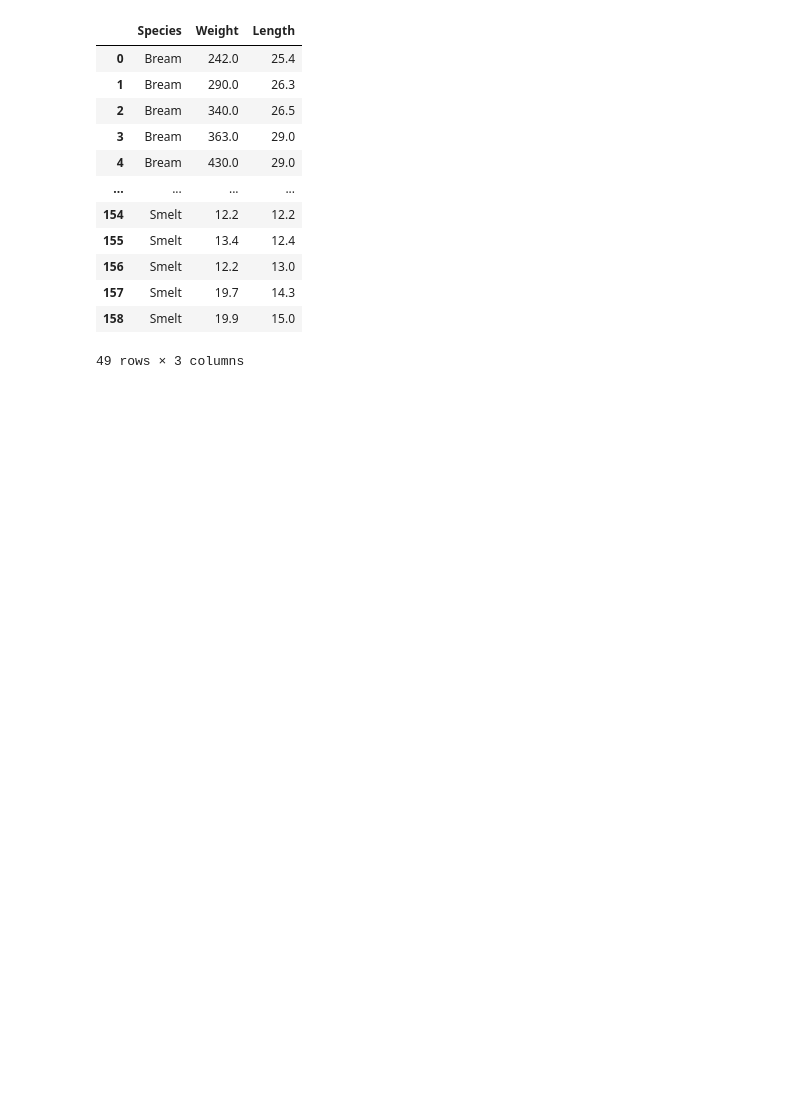
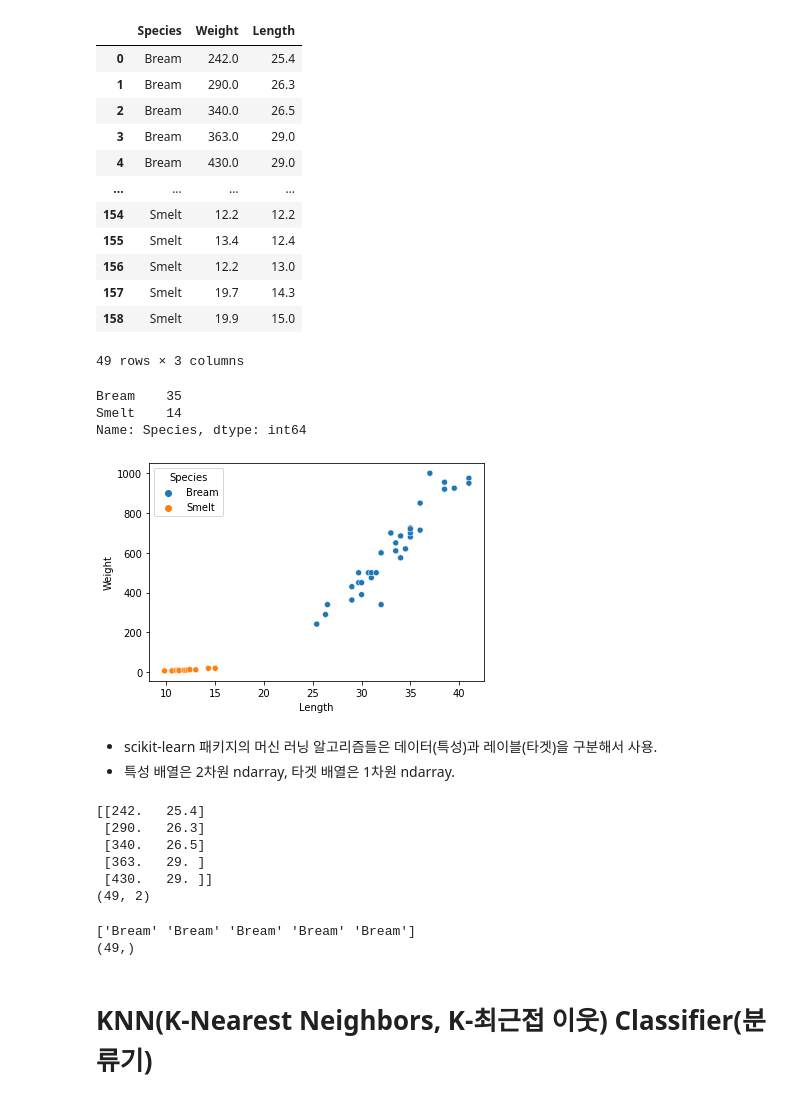
Before and after one commit to JakeOh/202208_itw_java134_lab_python, a Jupyter notebook: ml02_knn.ipynb, the cells around one changed output. Cells and saved outputs as stored; diff of their text form; code cells hidden in the pictures; blank space fills up the shorter version.

```diff
--- a/ml02_knn.ipynb
+++ b/ml02_knn.ipynb
@@ -141,3 +141,19 @@ df
 | 157 | Smelt | 19.7 | 14.3 |
 | 158 | Smelt | 19.9 | 15.0 |
 49 rows × 3 columns
+# %%
+df.Species.value_counts()
+# %% [output]
+Bream    35
+Smelt    14
+Name: Species, dtype: int64
+# %%
+# Weight ~ Lenght 산점도. Species에 따라서 점의 색깔을 다르게 표현.
+sns.scatterplot(data=df, x='Length', y='Weight', hue='Species')
+plt.show()
+# %% [output]
+[figure, added]
+# %% [markdown]
+
+* scikit-learn 패키지의 머신 러닝 알고리즘들은 데이터(특성)과 레이블(타겟)을 구분해서 사용.
+* 특성 배열은 2차원 ndarray, 타겟 배열은 1차원 ndarray.
@@ -143,0 +164,18 @@ df
+# %%
+print(X[:5])
+print(X.shape)
+# %% [output]
+[[242.   25.4]
+ [290.   26.3]
+ [340.   26.5]
+ [363.   29. ]
+ [430.   29. ]]
+(49, 2)
+# %%
+print(y[:5])
+print(y.shape)
+# %% [output]
+['Bream' 'Bream' 'Bream' 'Bream' 'Bream']
+(49,)
+# %% [markdown]
+# KNN(K-Nearest Neighbors, K-최근접 이웃) Classifier(분류기)
```
Also changed, not shown: parts of 2 cells of this notebook.
